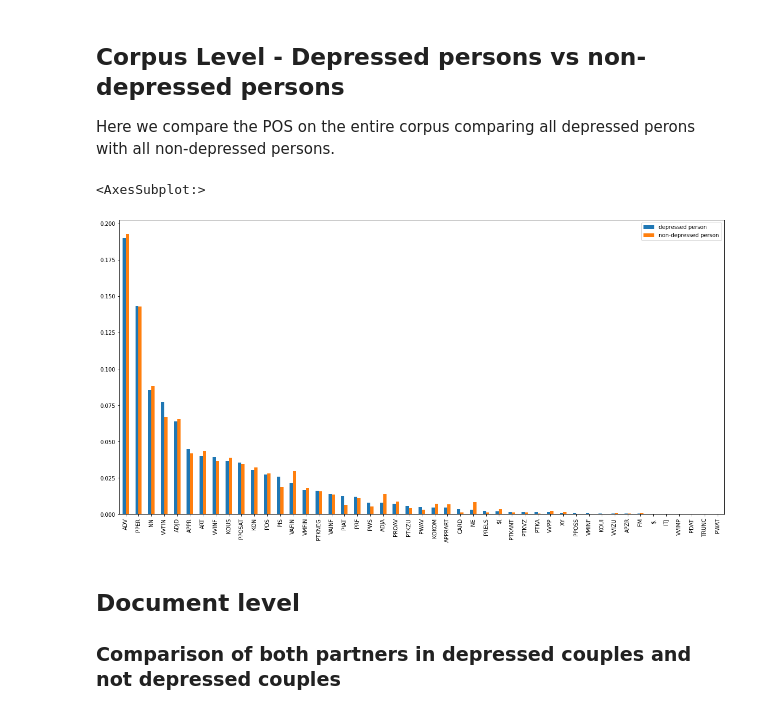
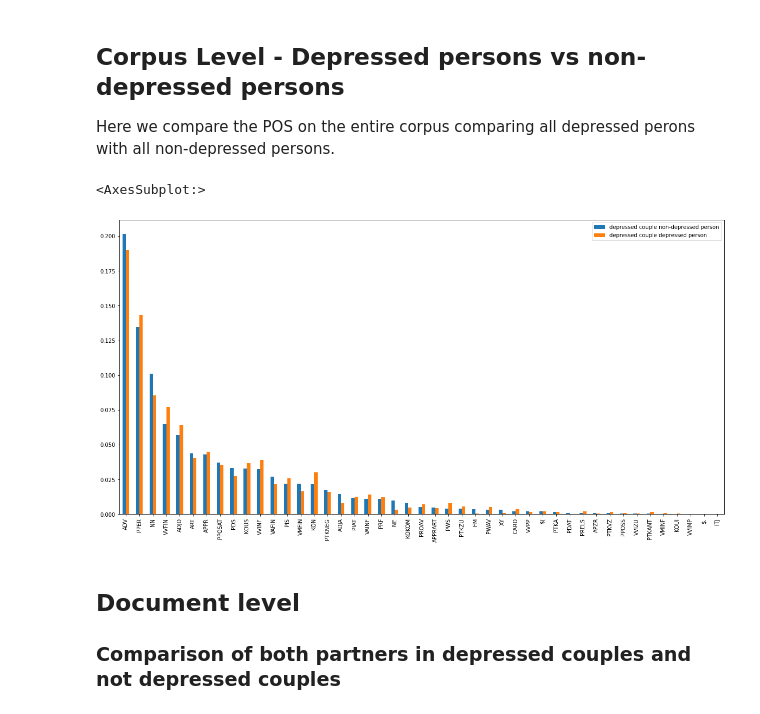
Before and after one commit to gitexa/sigmund, a Jupyter notebook: data_description.ipynb, the cells around one changed output. Drawn from its saved outputs; the diff is of its cells as text; code cells hidden in the pictures.

```diff
--- a/data_description.ipynb
+++ b/data_description.ipynb
@@ -121,30 +118,23 @@ pos_summary.plot(kind='bar', figsize=(20,10))
 ## Corpus Level - Depressed persons vs non-depressed persons
 
 Here we compare the POS on the entire corpus comparing all depressed perons with all non-depressed persons.
-# %%
-### Comparison of depressed and not depressed persons
-depressed_person = df.loc[(df['is_depressed'] == True)]['normalized_text'].dropna().tolist()
-depressed_person_string = ' '.join(depressed_person)
-
-non_depressed_person = df.loc[(df['is_depressed'] == False)]['normalized_text'].dropna().tolist()
-non_depressed_person_string = ' '.join(non_depressed_person)
-
-doc_depressed_person = nlp(depressed_person_string)
-doc_non_depressed_person = nlp(non_depressed_person_string)
-
-pos_depressed_person = []
-[pos_depressed_person.append(doc.tag_) for doc in doc_depressed_person]
-
-pos_non_depressed_person = []
-[pos_non_depressed_person.append(doc.tag_) for doc in doc_non_depressed_person]
-
-pos_depressed_person_summary = pd.DataFrame(pos_depressed_person, columns=['depressed person']).apply(pd.value_counts).div(len(pos_depressed_person))
-pos_non_depressed_person_summary = pd.DataFrame(pos_non_depressed_person, columns=['non-depressed person']).apply(pd.value_counts).div(len(pos_non_depressed_person))
-pos_summary = pd.concat([pos_depressed_person_summary, pos_non_depressed_person_summary], axis=1)
-pos_summary.plot(kind='bar', figsize=(20,10))
-# %% [output]
-<AxesSubplot:>
-[figure, removed]
+# %%
+# get POS for non-depressive person of a depressed couple
+depressed_couple_non_depressed_person = df.loc[(df['group'] == 1) & (df['is_depressed'] == False)]['normalized_text'].dropna()
+pos_depressed_couple_non_depressed_person = get_pos(depressed_couple_non_depressed_person)
+pos_depressed_couple_non_depressed_person_summary = pd.DataFrame(pos_depressed_couple_non_depressed_person, columns=['depressed couple non-depressed person']).apply(pd.value_counts).div(len(pos_depressed_couple_non_depressed_person))
+
+# get POS for depressive person of a depressed couple
+depressed_couple_depressed_person = df.loc[(df['group'] == 1) & (df['is_depressed'] == True)]['normalized_text'].dropna()
+pos_depressed_couple_depressed_person = get_pos(depressed_couple_depressed_person)
+pos_depressed_couple_depressed_person_summary = pd.DataFrame(pos_depressed_couple_depressed_person, columns=['depressed couple depressed person']).apply(pd.value_counts).div(len(pos_depressed_couple_depressed_person))
+
+# plot
+pos_summary = pd.concat([pos_depressed_couple_non_depressed_person_summary, pos_depressed_couple_depressed_person_summary], axis=1)
+pos_summary.plot(kind='bar', figsize=(20,10))
+# %% [output]
+<AxesSubplot:>
+[figure, added]
 # %% [markdown]
 ## Document level
 
```
Also changed, not shown: parts of 3 cells of this notebook.
